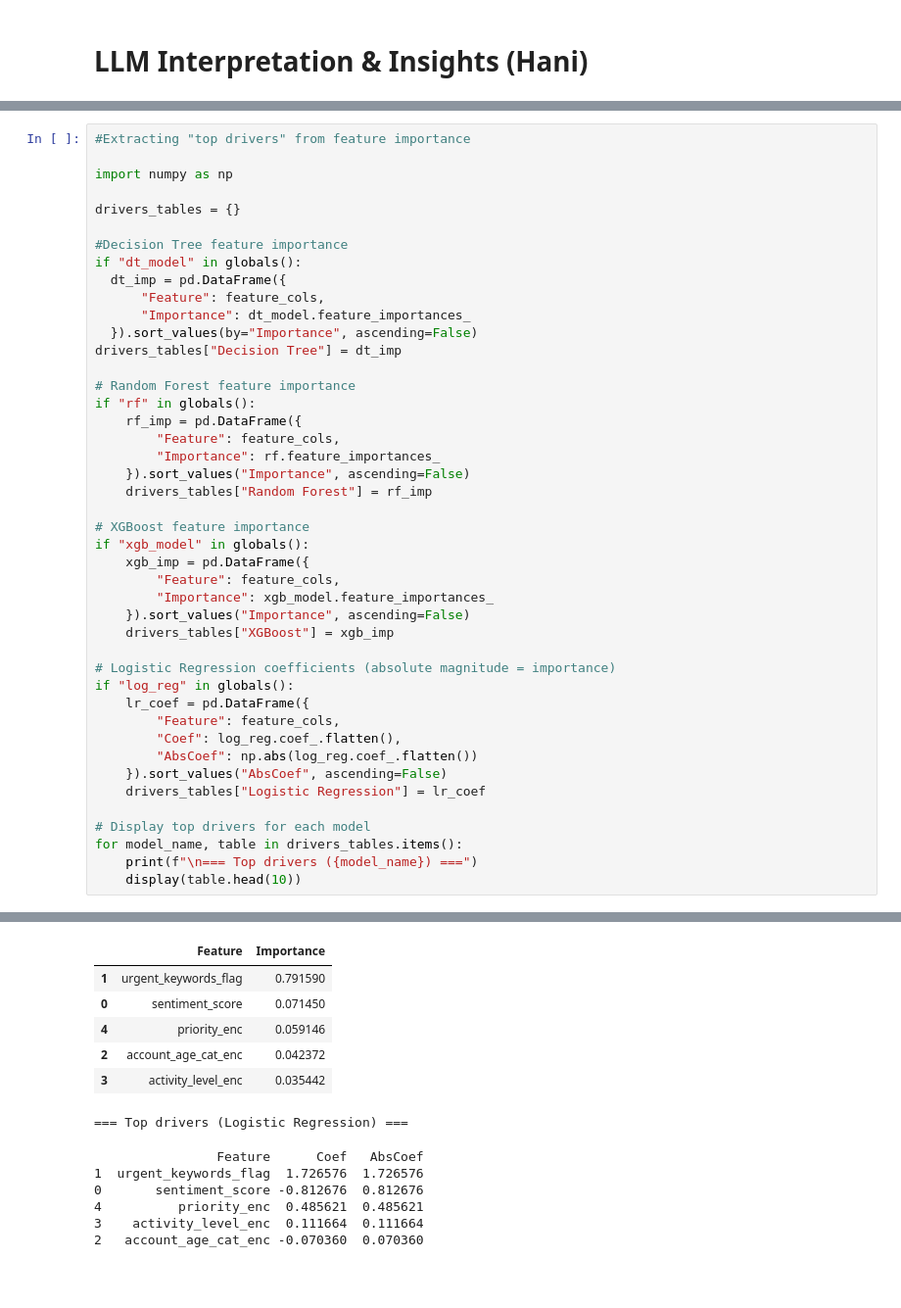
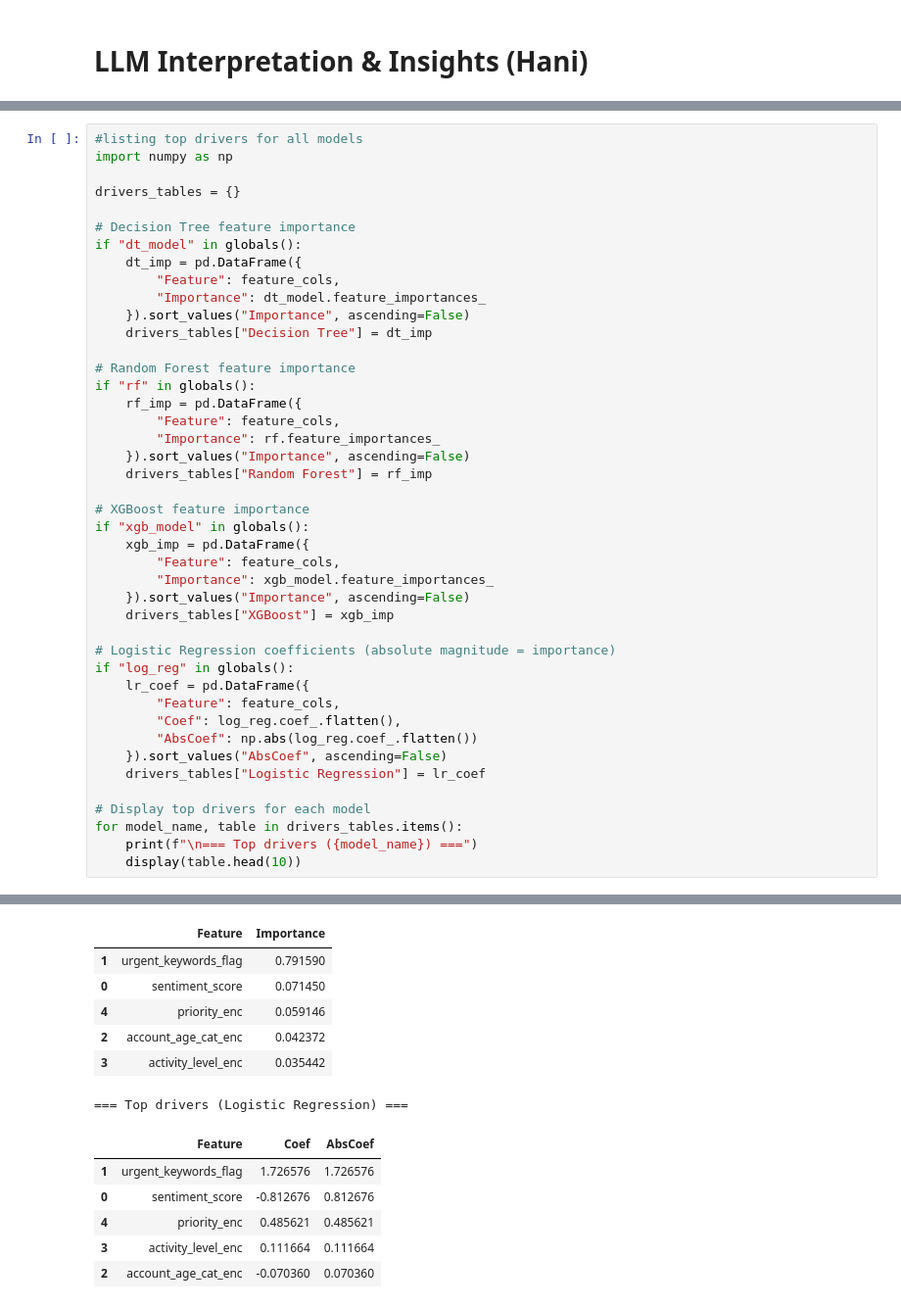
Before and after one commit to Bushraaaaaaaa/WIE3007-DMW-GroupAssignment, a Jupyter notebook: DMW_GroupProject.ipynb, the cells around one changed output, grey strips where cells are left out. Shown at 98% size. Saved outputs shown, nothing was run; the diff lists cells and outputs as text; blank space fills up the shorter version.

Commit message:
Listing top drivers for all Models

```diff
--- a/DMW_GroupProject.ipynb
+++ b/DMW_GroupProject.ipynb
@@ -1077,17 +1090,16 @@ Best model: K-Nearest Neighbor
 # %%
-#Extracting "top drivers" from feature importance
-
+#listing top drivers for all models
 import numpy as np
 
 drivers_tables = {}
 
-#Decision Tree feature importance
+# Decision Tree feature importance
 if "dt_model" in globals():
-  dt_imp = pd.DataFrame({
-      "Feature": feature_cols,
-      "Importance": dt_model.feature_importances_
-  }).sort_values(by="Importance", ascending=False)
-drivers_tables["Decision Tree"] = dt_imp
+    dt_imp = pd.DataFrame({
+        "Feature": feature_cols,
+        "Importance": dt_model.feature_importances_
+    }).sort_values("Importance", ascending=False)
+    drivers_tables["Decision Tree"] = dt_imp
 
 # Random Forest feature importance
 if "rf" in globals():
@@ -1114,36 +1126,36 @@ if "log_reg" in globals():
     }).sort_values("AbsCoef", ascending=False)
     drivers_tables["Logistic Regression"] = lr_coef
 
 # Display top drivers for each model
 for model_name, table in drivers_tables.items():
     print(f"\n=== Top drivers ({model_name}) ===")
     display(table.head(10))
 # %% [output]
 === Top drivers (Decision Tree) ===
 |  | Feature | Importance |
 | 1 | urgent_keywords_flag | 0.437297 |
 | 0 | sentiment_score | 0.392787 |
 | 3 | activity_level_enc | 0.073553 |
 | 4 | priority_enc | 0.053869 |
 | 2 | account_age_cat_enc | 0.042495 |
 === Top drivers (Random Forest) ===
 |  | Feature | Importance |
 | 0 | sentiment_score | 0.493345 |
 | 1 | urgent_keywords_flag | 0.376745 |
 | 4 | priority_enc | 0.064387 |
 | 3 | activity_level_enc | 0.036343 |
 | 2 | account_age_cat_enc | 0.029180 |
 === Top drivers (XGBoost) ===
 |  | Feature | Importance |
 | 1 | urgent_keywords_flag | 0.791590 |
 | 0 | sentiment_score | 0.071450 |
 | 4 | priority_enc | 0.059146 |
 | 2 | account_age_cat_enc | 0.042372 |
 | 3 | activity_level_enc | 0.035442 |
 === Top drivers (Logistic Regression) ===
-                Feature      Coef   AbsCoef
-1  urgent_keywords_flag  1.726576  1.726576
-0       sentiment_score -0.812676  0.812676
-4          priority_enc  0.485621  0.485621
-3    activity_level_enc  0.111664  0.111664
-2   account_age_cat_enc -0.070360  0.070360
+|  | Feature | Coef | AbsCoef |
+| 1 | urgent_keywords_flag | 1.726576 | 1.726576 |
+| 0 | sentiment_score | -0.812676 | 0.812676 |
+| 4 | priority_enc | 0.485621 | 0.485621 |
+| 3 | activity_level_enc | 0.111664 | 0.111664 |
+| 2 | account_age_cat_enc | -0.070360 | 0.070360 |
```
Also changed, not shown: parts of 15 cells of this notebook.
